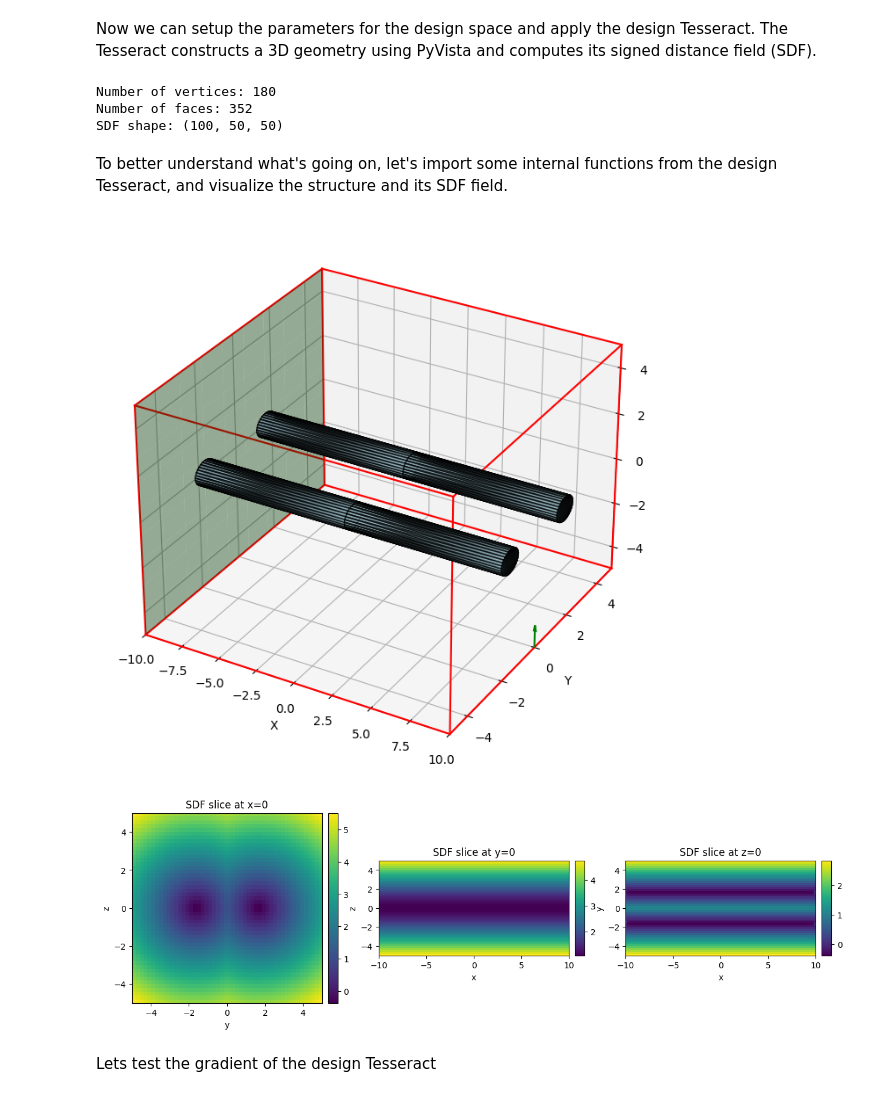
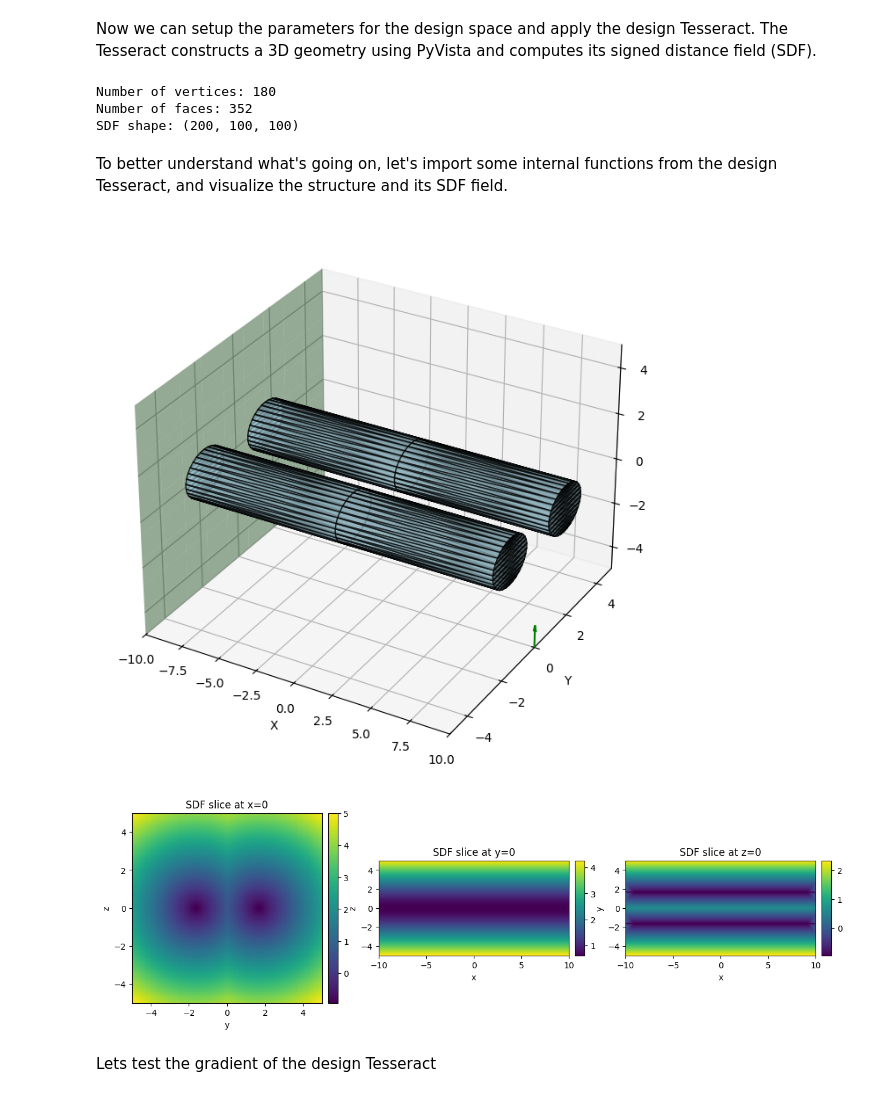
Before and after one commit to pasteurlabs/tesseract-jax, a Jupyter notebook: examples/ansys/demo_2.ipynb, the cells around one changed output. Cells and saved outputs as stored; diff of their text form; code cells hidden in the pictures.

```diff
--- a/examples/ansys/demo_2.ipynb
+++ b/examples/ansys/demo_2.ipynb
@@ -48,10 +48,10 @@ Now we can setup the parameters for the design space and apply the design Tesser
 # %%
 n_chains = 2
 n_edges_per_chain = 2
-bar_radius = 0.5
+bar_radius = 1.0
 
 Lx, Ly, Lz = 20.0, 10.0, 10.0
-Nx, Ny, Nz = 100, 50, 50
+Nx, Ny, Nz = 200, 100, 100
 
 # Initialize chain parameter array
 initial_params = jnp.zeros((n_chains, n_edges_per_chain + 1, 3), dtype=jnp.float32)
@@ -98,7 +98,7 @@ print("SDF shape:", sdf.shape)
 # %% [output]
 Number of vertices: 180
 Number of faces: 352
-SDF shape: (100, 50, 50)
+SDF shape: (200, 100, 100)
 # %% [markdown]
 To better understand what's going on, let's import some internal functions from the design Tesseract, and visualize the structure and its SDF field.
 # %%
@@ -121,32 +121,6 @@ def plot_mesh(mesh: dict, save_path: str | None = None) -> None:
         color="lightblue",
         edgecolor="black",
     )
-
-    # same as above in loop
-    for x in [-Lx / 2, Lx / 2]:
-        for y in [-Ly / 2, Ly / 2]:
-            ax.plot(
-                [x, x],
-                [y, y],
-                [-Lz / 2, Lz / 2],
-                color="red",
-            )
-    for x in [-Lx / 2, Lx / 2]:
-        for z in [-Lz / 2, Lz / 2]:
-            ax.plot(
-                [x, x],
-                [-Ly / 2, Ly / 2],
-                [z, z],
-                color="red",
-            )
-    for y in [-Ly / 2, Ly / 2]:
-        for z in [-Lz / 2, Lz / 2]:
-            ax.plot(
-                [-Lx / 2, Lx / 2],
-                [y, y],
-                [z, z],
-                color="red",
-            )
 
     # plane on x=0 to visualize dirichlet boundary
     yy, zz = jnp.meshgrid(
@@ -158,34 +132,34 @@ def plot_mesh(mesh: dict, save_path: str | None = None) -> None:
     ax.set_xlim(-Lx / 2, Lx / 2)
     ax.set_ylim(-Ly / 2, Ly / 2)
     ax.set_zlim(-Lz / 2, Lz / 2)
 
     # x axis label
     ax.set_xlabel("X")
     ax.set_ylabel("Y")
     ax.set_zlabel("Z")
 
     # green arrow on bottom right to indicate force direction
     ax.quiver(
         Lx / 2,
         0,
         -Lz / 2,
         0,
         0,
         1,
         length=1.0,
         color="green",
         arrow_length_ratio=0.3,
     )
 
     if save_path:
         # avoid showing the plot in notebook
         plt.savefig(save_path)
         plt.close(fig)
 
 
 plot_mesh(mesh)
 # %% [output]
-[figure, old version]
+[figure, new version]
 # %%
 from mpl_toolkits.axes_grid1 import make_axes_locatable
 
@@ -233,7 +207,7 @@ def plot_grid(field, Lx, Ly, Lz, Nx, Ny, Nz):
 
 plot_grid(sdf, Lx, Ly, Lz, Nx, Ny, Nz)
 # %% [output]
-[figure, old version]
+[figure, new version]
 # %% [markdown]
 Lets test the gradient of the design Tesseract
 # %%
```
Also changed, not shown: parts of 18 cells of this notebook, 7 other files.
